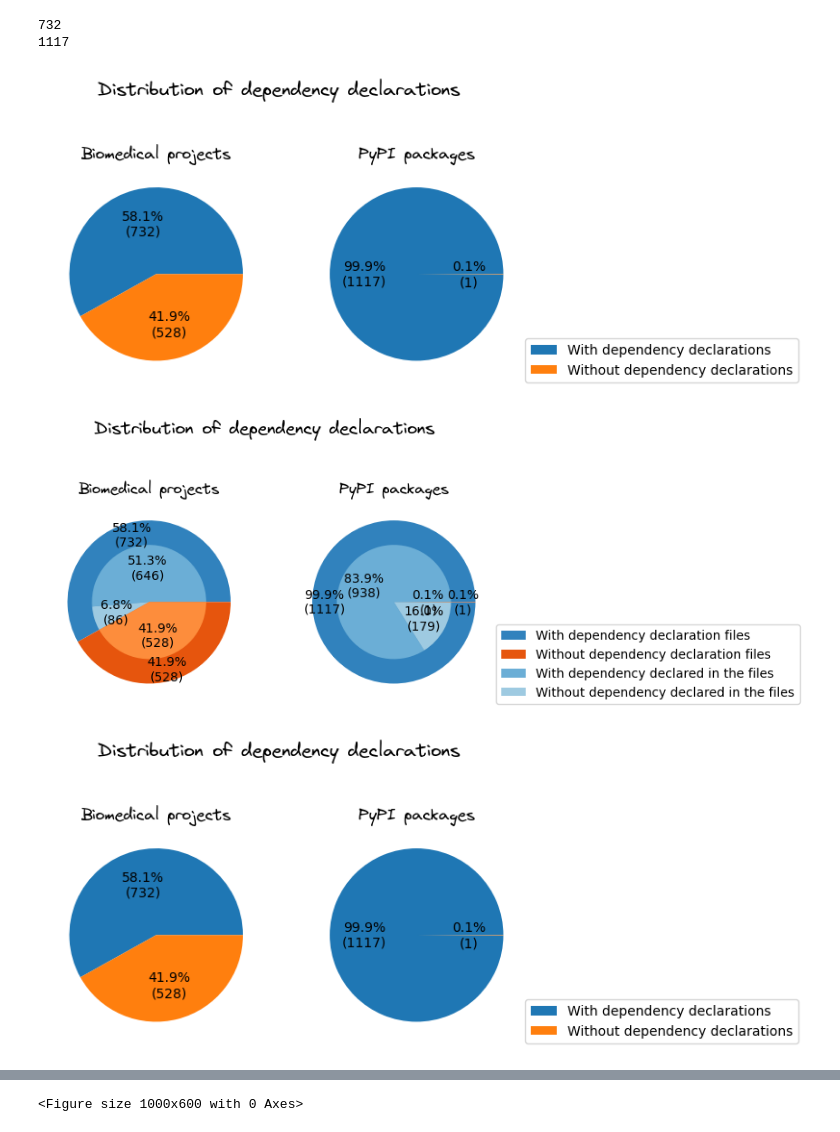
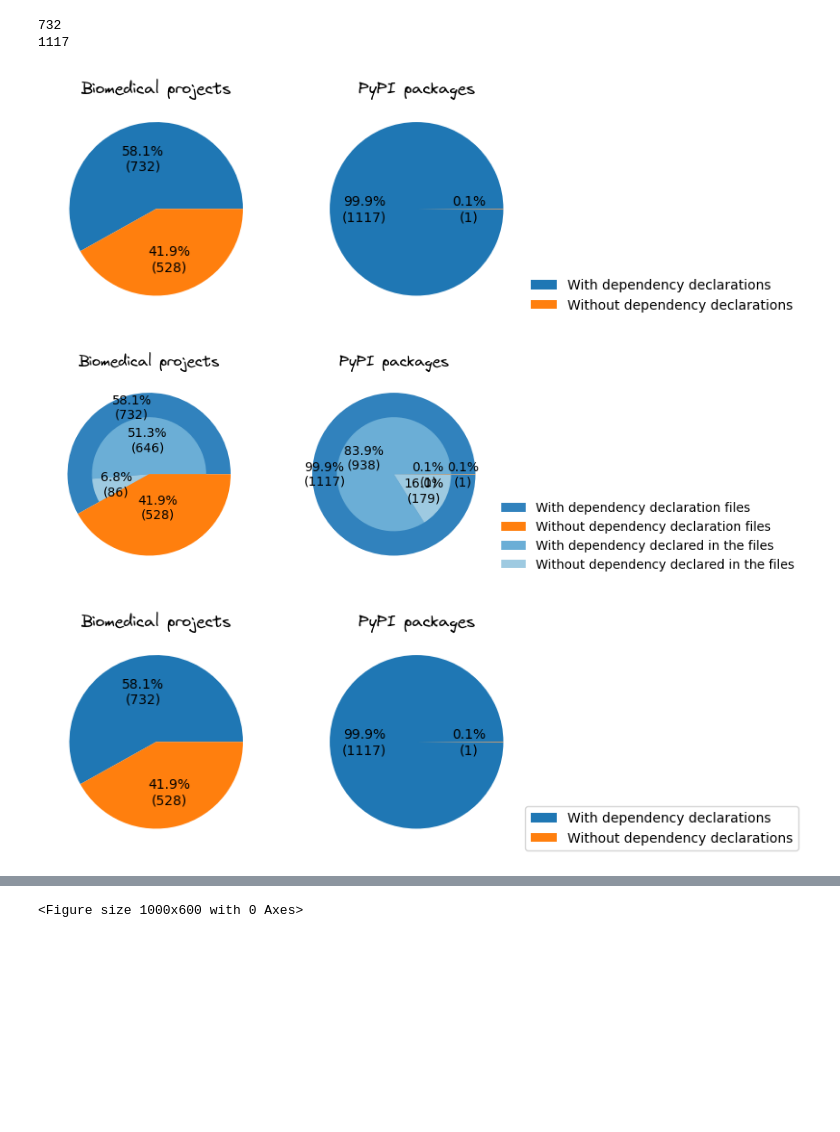
Before and after one commit to tweag/FawltyDeps-analysis, a Jupyter notebook: notebooks/analysis_biomed_pypi.ipynb, the cells around one changed output, grey strips where cells are left out. Drawn from its saved outputs; the diff is of its cells as text; code cells hidden in the pictures; blank space fills up the shorter version.

Commit message:
Modify plots

```diff
--- a/notebooks/analysis_biomed_pypi.ipynb
+++ b/notebooks/analysis_biomed_pypi.ipynb
@@ -297,8 +297,10 @@ for project_name, depsfile in depsfiles_pypi.items():
             project_with_deps_pypi.add(project_name)
             break
 # %%
-def autopct_format(values):
-    def my_format(pct):
+def autopct_format(values, hidden_values=[]):
+    def my_format(pct, hidden_values=hidden_values):
+        if round(pct, 3) in hidden_values:
+            return ""
         total = sum(values)
         val = int(round(pct * total / 100.0))
         return "{:.1f}%\n({v:d})".format(pct, v=val) if pct > 0 else ""
@@ -313,21 +315,19 @@ dep_counts_pypi = np.array(
 )
 # %%
 fig, (ax1, ax2) = plt.subplots(1, 2)
-fig.suptitle(
-    "Distribution of dependency declarations", fontname="Virgil 3 YOFF", fontsize=14
-)
 ax1.pie(dep_counts_biomed, autopct=autopct_format(dep_counts_biomed))
 ax1.set_title("Biomedical projects", fontname="Virgil 3 YOFF", fontsize=12)
 ax2.pie(dep_counts_pypi, autopct=autopct_format(dep_counts_pypi))
 ax2.set_title("PyPI packages", fontname="Virgil 3 YOFF", fontsize=12)
 plt.legend(
     loc=(1, 0),
     labels=["With dependency declarations", "Without dependency declarations"],
+    frameon=False,
 )
 plt.subplots_adjust(top=1)
 plt.savefig("distribution_deps_1.png", dpi=600, bbox_inches="tight")
 # %% [output]
-[figure, old version]
+[figure, new version]
 # %%
 dep_counts_biomed_nested = np.array(
     [
@@ -352,14 +352,15 @@ fig, (ax1, ax2) = plt.subplots(1, 2)
 
 size = 0.3
 cmap = plt.colormaps["tab20c"]
-outer_colors = cmap(np.arange(2) * 4)
-inner_colors = cmap([1, 2, 5, 6])
+cmap2 = plt.colormaps["tab10"]
+outer_colors = [cmap(0), cmap2(1)]
+inner_colors = [cmap(1), cmap(2), cmap2(1), cmap(1)]
 
 ax1.pie(
     dep_counts_biomed_nested.sum(axis=1),
     radius=1,
     colors=outer_colors,
-    autopct=autopct_format(dep_counts_biomed_nested.sum(axis=1)),
+    autopct=autopct_format(dep_counts_biomed_nested.sum(axis=1), hidden_values=[round(dep_counts_biomed_nested.sum(axis=1)[1]/dep_counts_biomed_nested.sum(axis=1).sum()*100, 3)]),
     pctdistance=0.85,
 )
 
@@ -396,24 +397,18 @@ plt.legend(
         "With dependency declared in the files",
         "Without dependency declared in the files",
     ],
+    frameon=False,
 )
-plt.title("Dependency declarations", fontname="Virgil 3 YOFF", fontsize=14)
 plt.subplots_adjust(top=1)
-fig.suptitle(
-    "Distribution of dependency declarations", fontname="Virgil 3 YOFF", fontsize=14
-)
 ax1.set_title("Biomedical projects", fontname="Virgil 3 YOFF", fontsize=12)
 ax2.set_title("PyPI packages", fontname="Virgil 3 YOFF", fontsize=12)
 
 plt.savefig("distribution_deps_1_new.png", dpi=600, bbox_inches="tight")
 plt.show()
 # %% [output]
-[figure, old version]
+[figure, new version]
 # %%
 fig, (ax1, ax2) = plt.subplots(1, 2)
-fig.suptitle(
-    "Distribution of dependency declarations", fontname="Virgil 3 YOFF", fontsize=14
-)
 ax1.pie(dep_counts_biomed, autopct=autopct_format(dep_counts_biomed))
 ax1.set_title("Biomedical projects", fontname="Virgil 3 YOFF", fontsize=12)
 ax2.pie(dep_counts_pypi, autopct=autopct_format(dep_counts_pypi))
@@ -425,7 +420,7 @@ plt.legend(
 plt.subplots_adjust(top=1)
 plt.savefig("distribution_deps_1.png", dpi=600, bbox_inches="tight")
 # %% [output]
-[figure, old version]
+[figure, new version]
 # %%
 project_req_txt_biomed = set()
 project_pyproject_toml_biomed = set()
```
Also changed, not shown: parts of 12 cells of this notebook.
